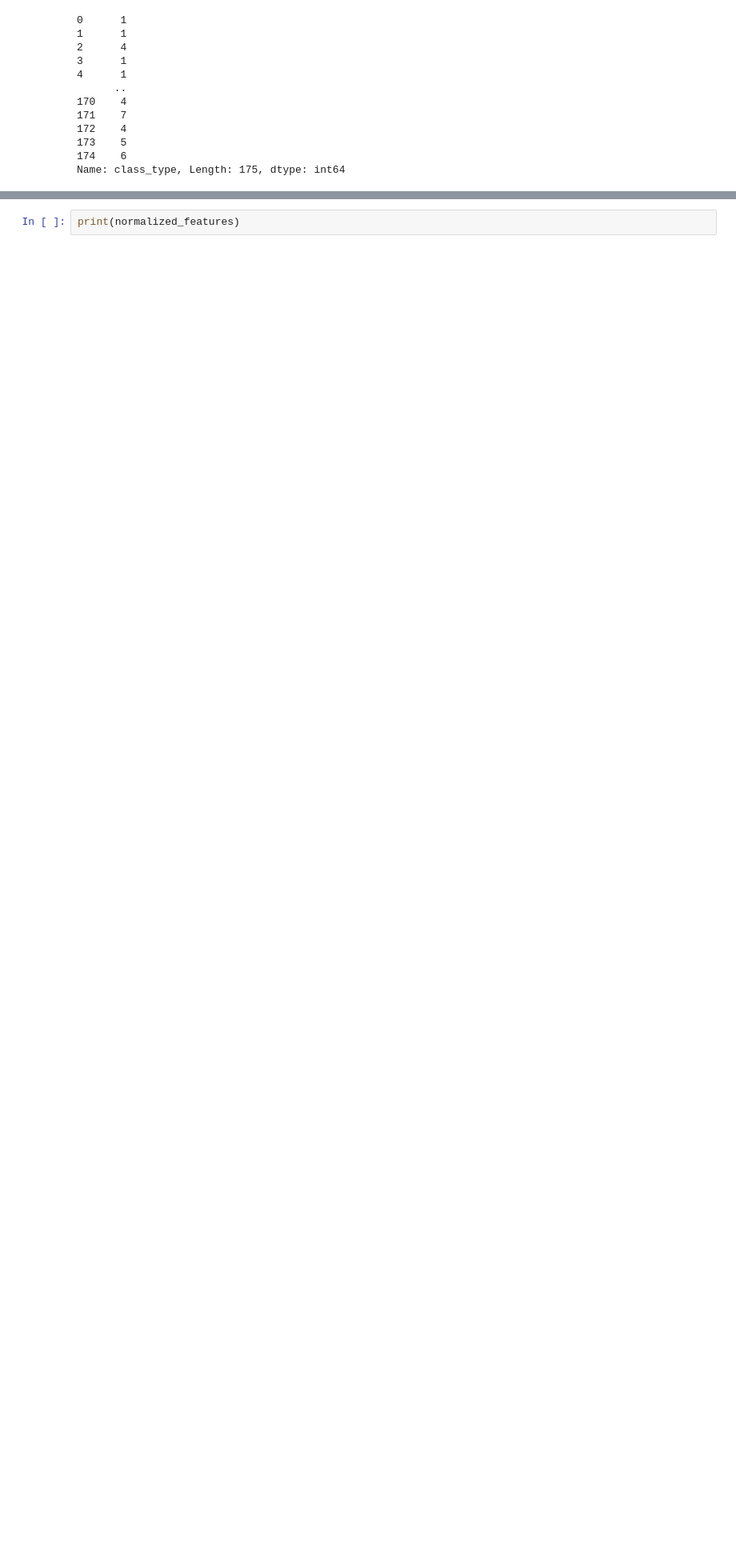
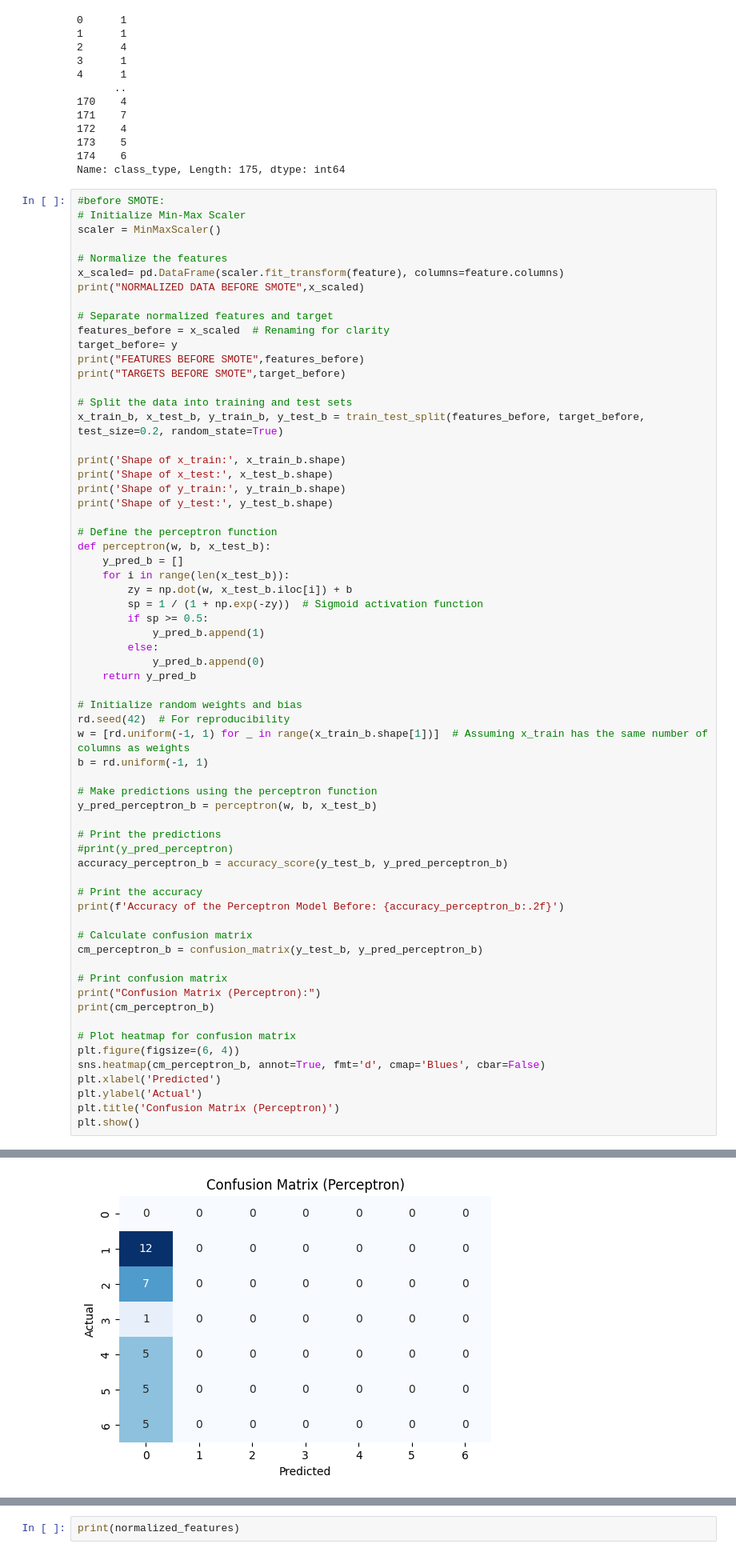
Before and after one commit to LAGISHETTYNANDITHA/2203A52097, a Jupyter notebook: statml_project.ipynb, the cells around one changed output, grey strips where cells are left out. Shown at 80% size. Saved outputs shown, nothing was run; the diff lists cells and outputs as text; blank space fills up the shorter version.

```diff
--- a/statml_project.ipynb
+++ b/statml_project.ipynb
@@ -172,3 +172,68 @@ print(target)
 173    5
 174    6
 Name: class_type, Length: 175, dtype: int64
+# %%
+#before SMOTE:
+# Initialize Min-Max Scaler
+scaler = MinMaxScaler()
+
+# Normalize the features
+x_scaled= pd.DataFrame(scaler.fit_transform(feature), columns=feature.columns)
+print("NORMALIZED DATA BEFORE SMOTE",x_scaled)
+
+# Separate normalized features and target
+features_before = x_scaled  # Renaming for clarity
+target_before= y
+print("FEATURES BEFORE SMOTE",features_before)
+print("TARGETS BEFORE SMOTE",target_before)
+
+# Split the data into training and test sets
+x_train_b, x_test_b, y_train_b, y_test_b = train_test_split(features_before, target_before, test_size=0.2, random_state=True)
+
+print('Shape of x_train:', x_train_b.shape)
+print('Shape of x_test:', x_test_b.shape)
+print('Shape of y_train:', y_train_b.shape)
+print('Shape of y_test:', y_test_b.shape)
+
+# Define the perceptron function
+def perceptron(w, b, x_test_b):
+    y_pred_b = []
+    for i in range(len(x_test_b)):
+        zy = np.dot(w, x_test_b.iloc[i]) + b
+        sp = 1 / (1 + np.exp(-zy))  # Sigmoid activation function
+        if sp >= 0.5:
+            y_pred_b.append(1)
+        else:
+            y_pred_b.append(0)
+    return y_pred_b
+
+# Initialize random weights and bias
+rd.seed(42)  # For reproducibility
+w = [rd.uniform(-1, 1) for _ in range(x_train_b.shape[1])]  # Assuming x_train has the same number of columns as weights
+b = rd.uniform(-1, 1)
+
+# Make predictions using the perceptron function
+y_pred_perceptron_b = perceptron(w, b, x_test_b)
+
+# Print the predictions
+#print(y_pred_perceptron)
+accuracy_perceptron_b = accuracy_score(y_test_b, y_pred_perceptron_b)
+
+# Print the accuracy
+print(f'Accuracy of the Perceptron Model Before: {accuracy_perceptron_b:.2f}')
+
+# Calculate confusion matrix
+cm_perceptron_b = confusion_matrix(y_test_b, y_pred_perceptron_b)
+
+# Print confusion matrix
+print("Confusion Matrix (Perceptron):")
+print(cm_perceptron_b)
+
+# Plot heatmap for confusion matrix
+plt.figure(figsize=(6, 4))
+sns.heatmap(cm_perceptron_b, annot=True, fmt='d', cmap='Blues', cbar=False)
+plt.xlabel('Predicted')
+plt.ylabel('Actual')
+plt.title('Confusion Matrix (Perceptron)')
+plt.show()
+# %% [output]
@@ -175,3 +257,4 @@ Name: class_type, Length: 175, dtype: int64
+[figure, added]
 # %%
 #minmaxscaling
 '''import numpy as np
```
Also changed, not shown: parts of 2 cells of this notebook.
